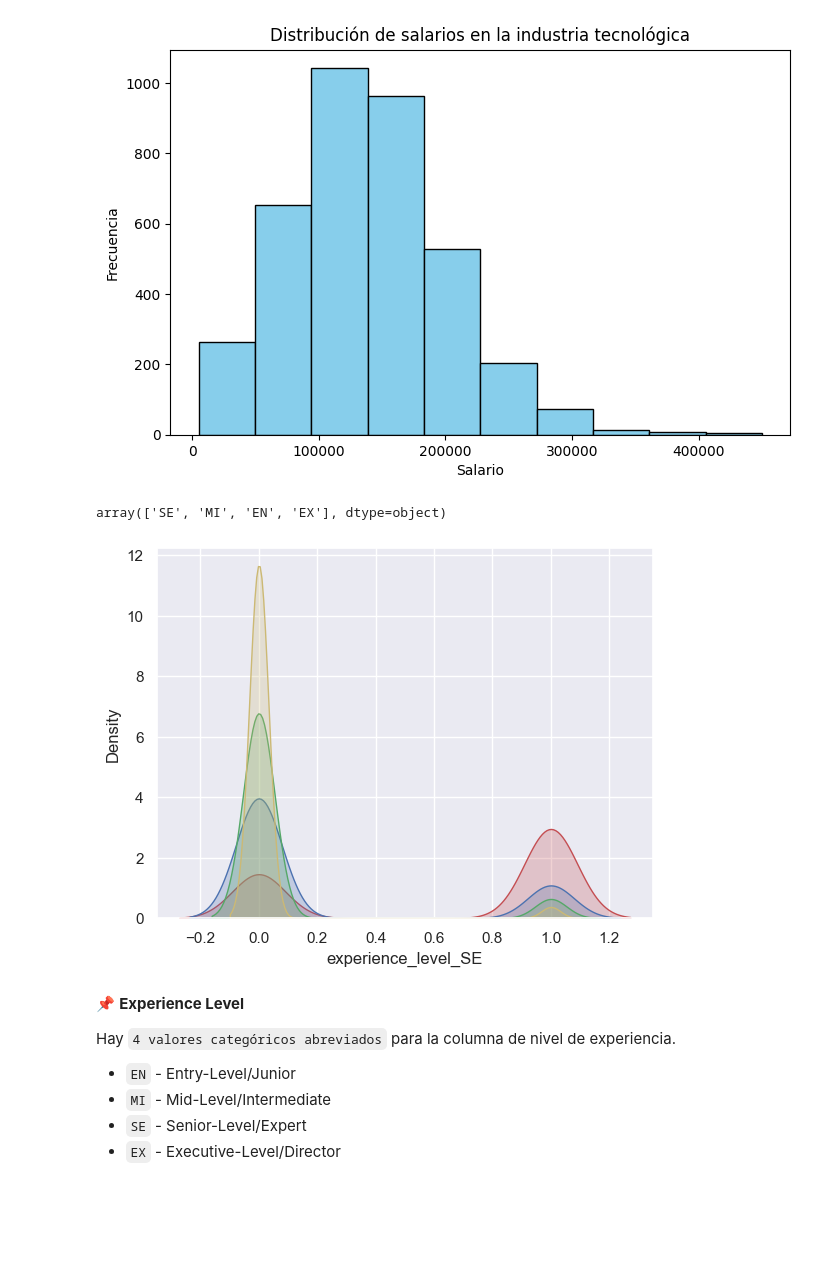
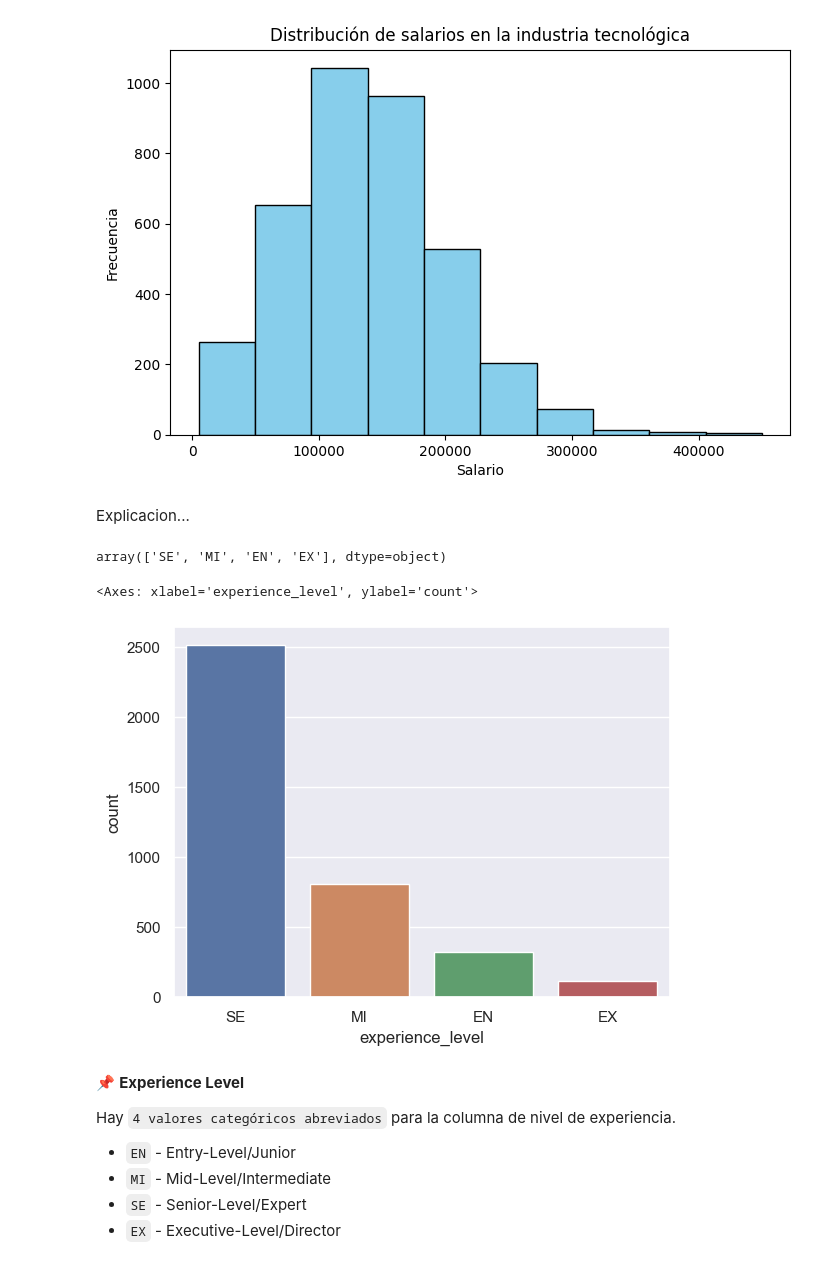
Before and after one commit to ruso439/jupiterNotebookDiego, a Jupyter notebook: notebooks/ProyectoDS_ParteI_Matcovich.ipynb, the cells around one changed output. Drawn from its saved outputs; the diff is of its cells as text; code cells hidden in the pictures; blank space fills up the shorter version.

```diff
--- a/notebooks/ProyectoDS_ParteI_Matcovich.ipynb
+++ b/notebooks/ProyectoDS_ParteI_Matcovich.ipynb
@@ -198,24 +219,17 @@ plt.title('Distribución de salarios en la industria tecnológica')
 plt.show()
 # %% [output]
 [figure]
+# %% [markdown]
+Explicacion...
 # %%
 df['experience_level'].unique()
 # %% [output]
 array(['SE', 'MI', 'EN', 'EX'], dtype=object)
-# %%
-df_encoded = pd.get_dummies(df)
-
-# Establecer el estilo del gráfico
-sns.set(style="darkgrid")
-
-# Crear el gráfico de densidad para varias variables
-fig = sns.kdeplot(df_encoded['experience_level_SE'], fill=True, color="r")
-fig = sns.kdeplot(df_encoded['experience_level_MI'], fill=True, color="b")
-fig = sns.kdeplot(df_encoded['experience_level_EN'], fill=True, color="g")
-fig = sns.kdeplot(df_encoded['experience_level_EX'], fill=True, color="y")
-plt.show()
-# %% [output]
-[figure, removed]
+# %%
+sns.countplot(data=df,x='experience_level')
+# %% [output]
+<Axes: xlabel='experience_level', ylabel='count'>
+[figure, added]
 # %% [markdown]
 📌  **Experience Level**
 
```
Also changed, not shown: parts of 22 cells of this notebook, 2 other files.
